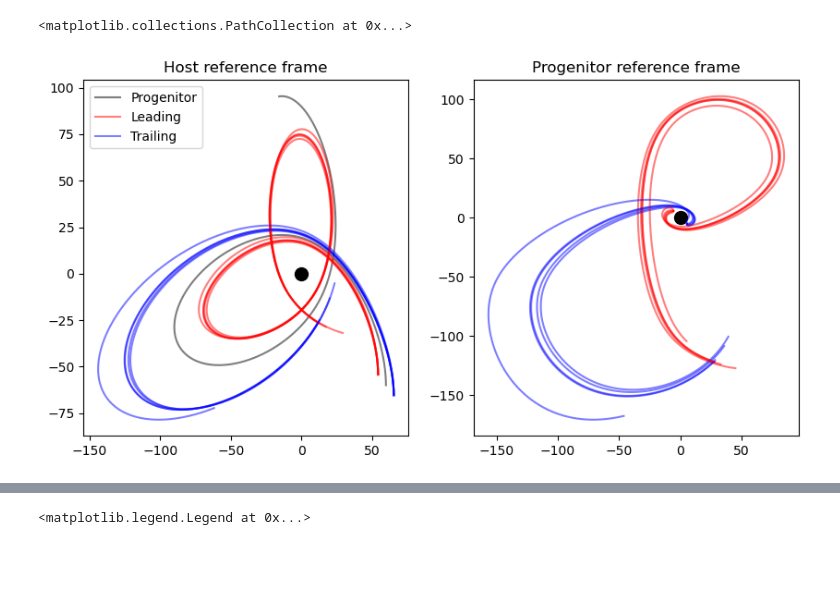
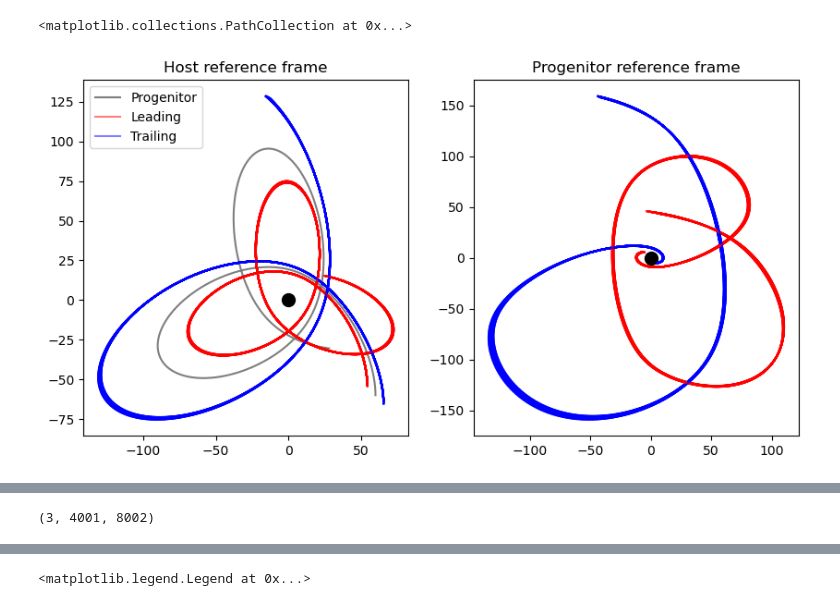
Before and after one commit to David-Chemaly/Nibaueur2023, a Jupyter notebook: stream_simulation.ipynb, the cells around one changed output, grey strips where cells are left out. Drawn from its saved outputs; the diff is of its cells as text; code cells hidden in the pictures; blank space fills up the shorter version.

```diff
--- a/stream_simulation.ipynb
+++ b/stream_simulation.ipynb
@@ -25,11 +25,10 @@ from stream_evolution_potential import NFW, Plummer, run
 
 halo_mass     = 7.5e11 * u.M_sun
 concentration = 20.
-flattening_x  = 1.
-flattening_y  = 1.
-flattening_z  = 1.
+flattening_xy  = 1.
+flattening_xz  = 1.
 
-halo = NFW(halo_mass, concentration, flattening_x, flattening_y, flattening_z)
+halo = NFW(halo_mass, concentration, flattening_xy, flattening_xz)
 
 progenitor_mass = 6.48e8 * u.M_sun # M_sun
 alpha = 0.85 * u.kpc # kpc
@@ -44,43 +43,43 @@ pos_scat = [0, 0, 0] # kpc
 
 
 vel_prog = [0, 100, 0] # km/s
-vel_scat = [0, 5, 0] #km/s
+vel_scat = [0, 0, 0] #km/s
 N = 2 # amount of star ejected per dt
 
-factor = 1
+factor = 1.0 # factor to multiply the tidal radius
 
 time, all_pos_prog, all_vel_prog, all_pos_N, all_vel_N, all_xhi_N, all_rt, all_L1, all_L2 = run(t_start, t_end, dt, halo, progenitor, pos_prog, vel_prog, vel_scat, N, factor)
 # %%
-qty = 10
+qty = 100
 first_10 = all_pos_N[:,:,:qty]
 
-zoom = 3
 plt.figure(figsize=(10,5))
-plt.xlim([-zoom,zoom])
-plt.ylim([-zoom,zoom])
+# zoom = 3
+# plt.xlim([-zoom,zoom])
+# plt.ylim([-zoom,zoom])
 
-first_t = 3000
+first_t = -1
 plt.subplot(1,2,1)
 plt.title('Host reference frame')
 plt.plot(all_pos_prog[0,1:][:first_t], all_pos_prog[1,1:][:first_t], color='k', alpha=0.5, label='Progenitor')
 for i in range(qty):
     if i %2 == 0:
         plt.plot(first_10[0,i//2:,i][:first_t], first_10[1,i//2:,i][:first_t], color='r', alpha=0.5, label='Leading' if i == 0 else None)
     else:
         plt.plot(first_10[0,i//2:,i][:first_t], first_10[1,i//2:,i][:first_t], color='b', alpha=0.5, label='Trailing' if i == 1 else None)
 plt.legend(loc='best')
 plt.scatter(0,0, color='k', s=100)
 plt.subplot(1,2,2)
 plt.title('Progenitor reference frame')
 for i in range(qty):
     if i %2 == 0:
-        plt.plot(first_10[0,i//2:,i][:first_t]-all_pos_prog[0,1:][:first_t], first_10[1,i//2:,i][:first_t]-all_pos_prog[1,1:][:first_t], color='r', alpha=0.5)
+        plt.plot(first_10[0,i//2:,i][:first_t]-all_pos_prog[0,(i//2+1):][:first_t], first_10[1,i//2:,i][:first_t]-all_pos_prog[1,(i//2+1):][:first_t], color='r', alpha=0.5)
     else:
-        plt.plot(first_10[0,i//2:,i][:first_t]-all_pos_prog[0,1:][:first_t], first_10[1,i//2:,i][:first_t]-all_pos_prog[1,1:][:first_t], color='b', alpha=0.5)
+        plt.plot(first_10[0,i//2:,i][:first_t]-all_pos_prog[0,(i//2+1):][:first_t], first_10[1,i//2:,i][:first_t]-all_pos_prog[1,(i//2+1):][:first_t], color='b', alpha=0.5)
 plt.scatter(0,0, color='k', s=100)
 # %% [output]
 <matplotlib.collections.PathCollection at 0x...>
-[figure, old version]
+[figure, new version]
 # %%
 import numpy as np
 import matplotlib.pyplot as plt
@@ -179,3 +181,7 @@ display(animation_html)
 plt.close(fig)
 # %% [output]
 [interactive output not drawn]
+# %%
+all_pos_N.shape
+# %% [output]
+(3, 4001, 8002)
```
Also changed, not shown: parts of 6 cells of this notebook, 2 other files.
